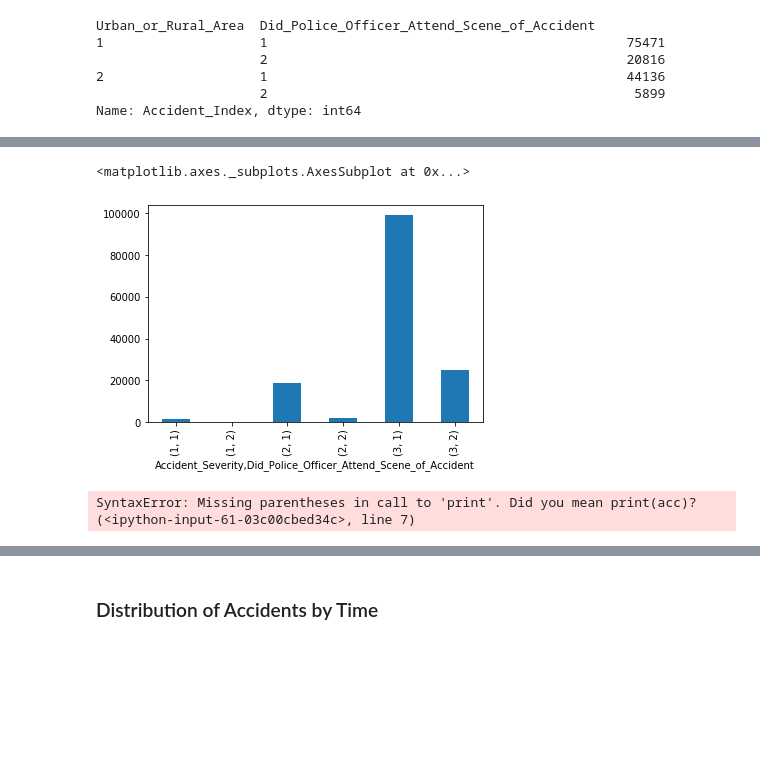
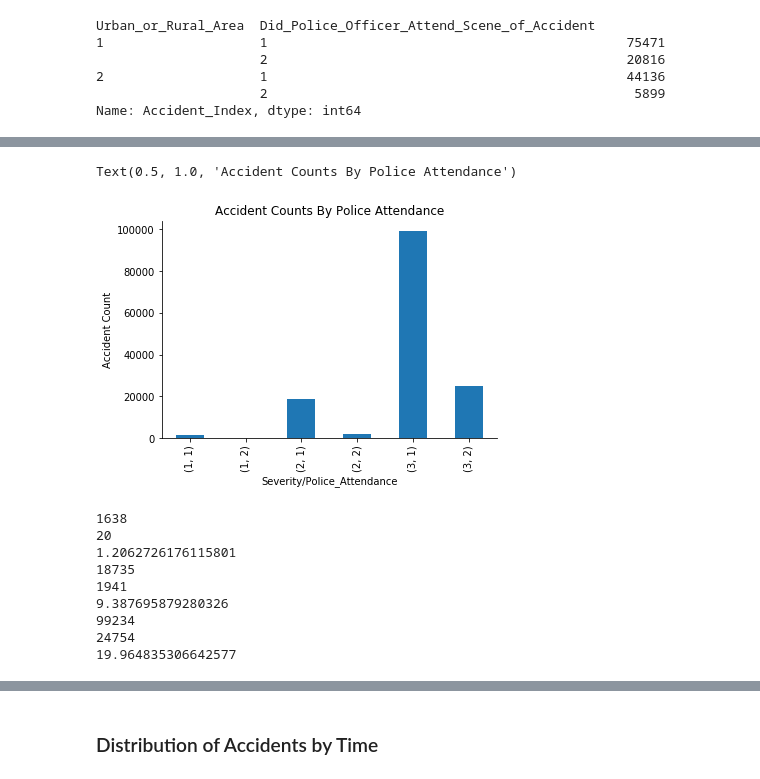
Before and after one commit to shivajid/PredictPoliceAppearance, a Jupyter notebook: h20_exercise_sklearn_keras.ipynb, the cells around one changed output, grey strips where cells are left out. Saved outputs shown, nothing was run; the diff lists cells and outputs as text; code cells hidden in the pictures; blank space fills up the shorter version.

```diff
--- a/h20_exercise_sklearn_keras.ipynb
+++ b/h20_exercise_sklearn_keras.ipynb
@@ -70,7 +70,7 @@ from h2o.estimators.random_forest import H2ORandomForestEstimator
 # %%
 pd.set_option('display.max_rows', 500)
 # %%
-road_safety = pd.read_pickle("road_safety.pkl")
+road_safety = pd.read_pickle("../road_safety.pkl")
 # %%
 road_safety.columns
 # %% [output]
@@ -486,9 +530,13 @@ Name: Accident_Index, dtype: int64
 acc_police_att = road_safety.groupby(["Accident_Severity","Did_Police_Officer_Attend_Scene_of_Accident"])["Accident_Index"].count()
 # %%
 acc_police_att.plot.bar(x="Accident_Severity", y="Did_Police_Officer_Attend_Scene_of_Accident")
+sns.despine()
+plt.ylabel("Accident Count")
+plt.xlabel("Severity/Police_Attendance")
+plt.title("Accident Counts By Police Attendance")
 # %% [output]
-<matplotlib.axes._subplots.AxesSubplot at 0x...>
+Text(0.5, 1.0, 'Accident Counts By Police Attendance')
-[figure, old version]
+[figure, new version]
 # %%
 count = 0
 rolling_sum= 0
@@ -496,12 +544,20 @@ for acc in acc_police_att:
     rolling_sum += acc
     #print(rolling_sum)
     count+=1
-    print acc
+    print (acc)
     if (count%2) == 0:
         print ((acc*1.0/rolling_sum)* 100)
         rolling_sum=0
 # %% [output]
-SyntaxError: Missing parentheses in call to 'print'. Did you mean print(acc)? (<ipython-input-61-03c00cbed34c>, line 7)
+1638
+20
+1.2062726176115801
+18735
+1941
+9.387695879280326
+99234
+24754
+19.964835306642577
 # %%
 road_safety.groupby(["Police_Force","Did_Police_Officer_Attend_Scene_of_Accident"])["Accident_Index"].count()
 # %% [output]
```
Also changed, not shown: parts of 13 cells of this notebook, 7 other files.
